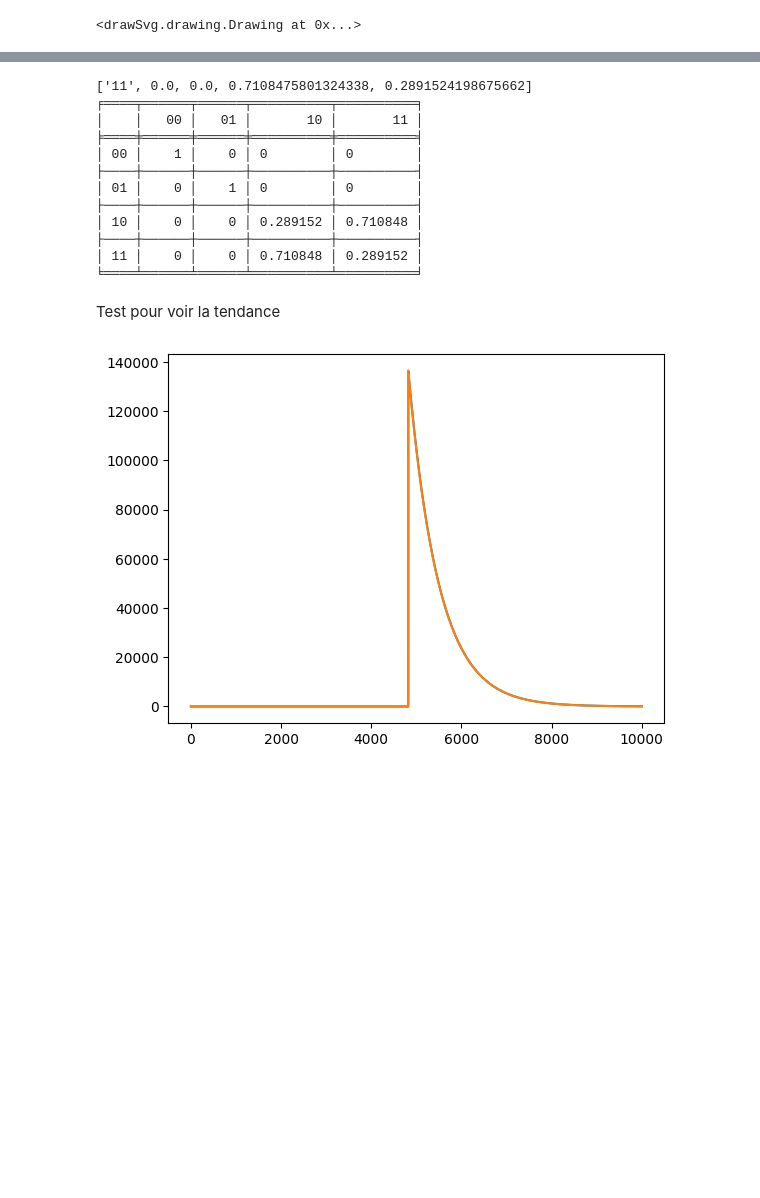
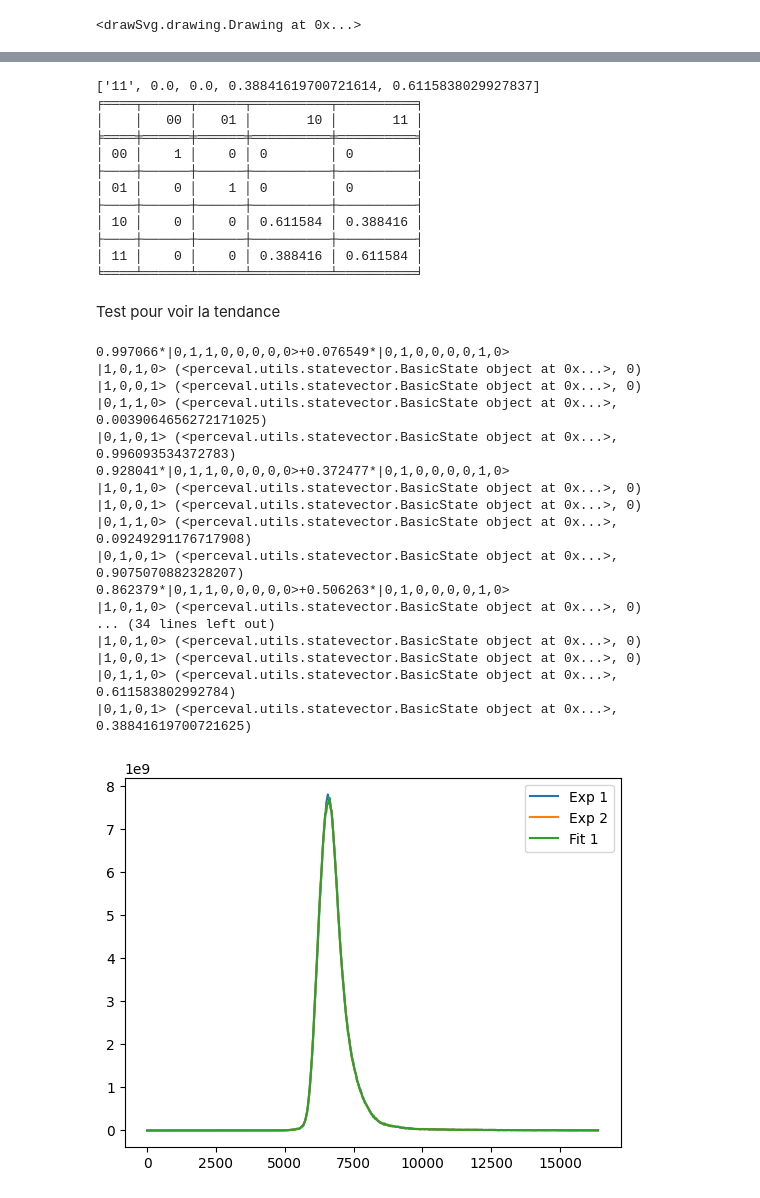
Before and after one commit to polyquantique/Perceval, a Jupyter notebook: perceval/polyquantique/SandboxSimon/Results/CompareCnotNew.ipynb, the cells around one changed output, grey strips where cells are left out. Drawn from its saved outputs; the diff is of its cells as text; code cells hidden in the pictures; blank space fills up the shorter version.

```diff
--- a/perceval/polyquantique/SandboxSimon/Results/CompareCnotNew.ipynb
+++ b/perceval/polyquantique/SandboxSimon/Results/CompareCnotNew.ipynb
@@ -10,7 +10,7 @@ from scipy import signal
 from tabulate import tabulate
 from Convolution import createWaves
 # %%
-time, waves,delay, table = createWaves('./acquired_data/xp_05/data.json')
+time, waves, delay, table, vHom, fullWaves = createWaves('./acquired_data/xp_05/data.json')
 
 plt.plot(time,np.sqrt(waves[0]))
 plt.plot(time,np.sqrt(waves[1]))
@@ -176,7 +179,8 @@ for vars in range(4):
 
     [C,Inputs,Expected] = create_CRand(vars,coeff)
     InputsBS = create_inputs(Inputs,C)
-
+    C = np.array(C)
+    C = (C + 0.007)/(1-0.007)
     #print(InputsBS)
 
 
@@ -230,7 +234,7 @@ with open('shiftlist.txt','w+') as f:
     f.writelines('\n')
     f.writelines(str(table))
 # %% [output]
-['11', 0.0, 0.0, 0.7108475801324338, 0.2891524198675662]
+['11', 0.0, 0.0, 0.38841619700721614, 0.6115838029927837]
 ╒════╤══════╤══════╤══════════╤══════════╕
 │    │   00 │   01 │       10 │       11 │
 ╞════╪══════╪══════╪══════════╪══════════╡
@@ -238,9 +242,9 @@ with open('shiftlist.txt','w+') as f:
 ├────┼──────┼──────┼──────────┼──────────┤
 │ 01 │    0 │    1 │ 0        │ 0        │
 ├────┼──────┼──────┼──────────┼──────────┤
-│ 10 │    0 │    0 │ 0.289152 │ 0.710848 │
+│ 10 │    0 │    0 │ 0.611584 │ 0.388416 │
 ├────┼──────┼──────┼──────────┼──────────┤
-│ 11 │    0 │    0 │ 0.710848 │ 0.289152 │
+│ 11 │    0 │    0 │ 0.388416 │ 0.611584 │
 ╘════╧══════╧══════╧══════════╧══════════╛
 # %% [markdown]
 Test pour voir la tendance
@@ -251,7 +255,7 @@ realValMax = []
 realValMin = []
 delayVal = []
 for i in names:
-    time, waves, delay, table = createWaves(i,doYouPlot = True)
+    time, waves, delay, table, vHom, fullWaves = createWaves(i,doYouPlot = True,timeArray=2 ** 14 +1 )
     new_base,coeffsMGS = modified_Schmidt(waves,time)
     coeff = coeffsMGS[1,1]
     TableValue = []
@@ -261,10 +265,10 @@ for i in names:
 
     [C,Inputs,Expected] = create_CRand(2,coeff)
     C = np.array(C)
-    C = (C + 0.007)/(1-0.007)
+    C = C*0.95
     InputsBS = create_inputs(Inputs,C)
 
-    #print(InputsBS)
+    print(InputsBS)
 
 
     pcvl.pdisplay(p, recursive = True)
@@ -272,31 +276,51 @@ for i in names:
     for i in range(len(InputsBS)):
         miniState = InputsBS[i]
         #print(miniState,':',InputsBS[miniState])
         p.with_input(miniState)
         output = p.probs()['results']
         for ii in output.keys():
             if ii in realOutput.keys():
                 realOutput[ii] = realOutput[ii] + output[ii] * abs(InputsBS[InputsBS[i]]) ** 2
             else:
                 realOutput[ii] = output[ii] * abs(InputsBS[InputsBS[i]]) ** 2
 
 
     Prob = 0
 
     for states,val in zip(realOutput.keys(),realOutput.values()):
         ls = np.array(states)
         Cond = ls[0:4] + ls[4:]
         tempState = pcvl.BasicState(Cond)
         #print(tempState,val)
         if tempState in statesProb.keys():
             statesProb[tempState] += val
 
     results = {key: value / 1 for key, value in statesProb.items()}
+    #print(results)
+    for i,j in zip(statesProb.keys(),statesProb.items()):
+        print(i,j)
     TableValue.append(results)
     A = pcvl.BasicState([0,1,0,1])
     compareVal.append(statesProb[A])
     realValMax.append(table[2,3])
     realValMin.append(table[3,2])
     delayVal.append(delay)
 # %% [output]
+0.997066*|0,1,1,0,0,0,0,0>+0.076549*|0,1,0,0,0,0,1,0>
+|1,0,1,0> (<perceval.utils.statevector.BasicState object at 0x...>, 0)
+|1,0,0,1> (<perceval.utils.statevector.BasicState object at 0x...>, 0)
+|0,1,1,0> (<perceval.utils.statevector.BasicState object at 0x...>, 0.0039064656272171025)
+|0,1,0,1> (<perceval.utils.statevector.BasicState object at 0x...>, 0.996093534372783)
+0.928041*|0,1,1,0,0,0,0,0>+0.372477*|0,1,0,0,0,0,1,0>
+|1,0,1,0> (<perceval.utils.statevector.BasicState object at 0x...>, 0)
+|1,0,0,1> (<perceval.utils.statevector.BasicState object at 0x...>, 0)
+|0,1,1,0> (<perceval.utils.statevector.BasicState object at 0x...>, 0.09249291176717908)
+|0,1,0,1> (<perceval.utils.statevector.BasicState object at 0x...>, 0.9075070882328207)
+0.862379*|0,1,1,0,0,0,0,0>+0.506263*|0,1,0,0,0,0,1,0>
+|1,0,1,0> (<perceval.utils.statevector.BasicState object at 0x...>, 0)
+... (34 lines left out)
+|1,0,1,0> (<perceval.utils.statevector.BasicState object at 0x...>, 0)
+|1,0,0,1> (<perceval.utils.statevector.BasicState object at 0x...>, 0)
+|0,1,1,0> (<perceval.utils.statevector.BasicState object at 0x...>, 0.611583802992784)
+|0,1,0,1> (<perceval.utils.statevector.BasicState object at 0x...>, 0.38841619700721625)
-[figure, old version]
+[figure, new version]
```
Also changed, not shown: parts of 6 cells of this notebook, 8 other files.
